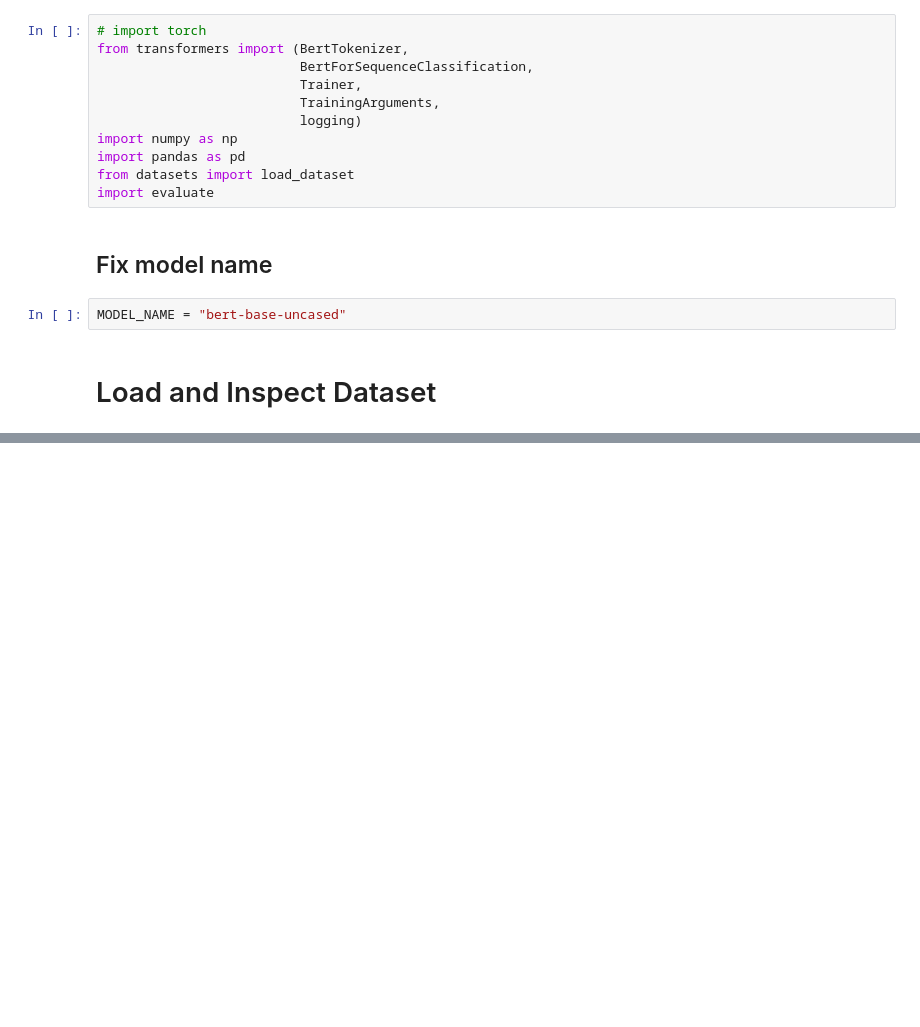
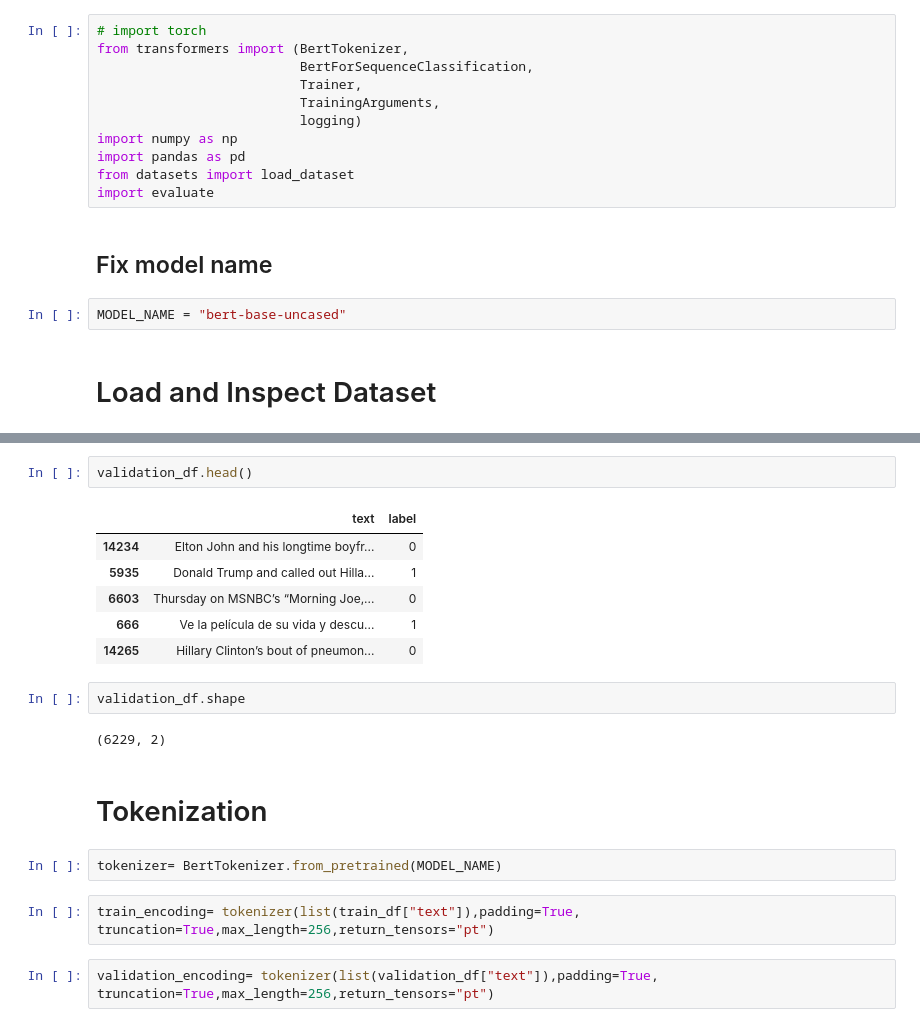
Before and after one commit to aryandas2911/BERT-Fine-Tuning-for-Text-Classification, a Jupyter notebook: BERT_Fine_Tuning_for_Text_Classification.ipynb, the cells around one changed output, grey strips where cells are left out. Cells and saved outputs as stored; diff of their text form; blank space fills up the shorter version.

```diff
--- a/BERT_Fine_Tuning_for_Text_Classification.ipynb
+++ b/BERT_Fine_Tuning_for_Text_Classification.ipynb
@@ -48,0 +166,21 @@ MODEL_NAME = "bert-base-uncased"
+# %%
+validation_df.head()
+# %% [output]
+|  | text | label |
+| 14234 | Elton John and his longtime boyfr... | 0 |
+| 5935 | Donald Trump and called out Hilla... | 1 |
+| 6603 | Thursday on MSNBC’s “Morning Joe,... | 0 |
+| 666 | Ve la película de su vida y descu... | 1 |
+| 14265 | Hillary Clinton’s bout of pneumon... | 0 |
+# %%
+validation_df.shape
+# %% [output]
+(6229, 2)
+# %% [markdown]
+# Tokenization
+# %%
+tokenizer= BertTokenizer.from_pretrained(MODEL_NAME)
+# %%
+train_encoding= tokenizer(list(train_df["text"]),padding=True, truncation=True,max_length=256,return_tensors="pt")
+# %%
+validation_encoding= tokenizer(list(validation_df["text"]),padding=True, truncation=True,max_length=256,return_tensors="pt")
```
Also changed, not shown: parts of 57 cells of this notebook, 4 other files.
